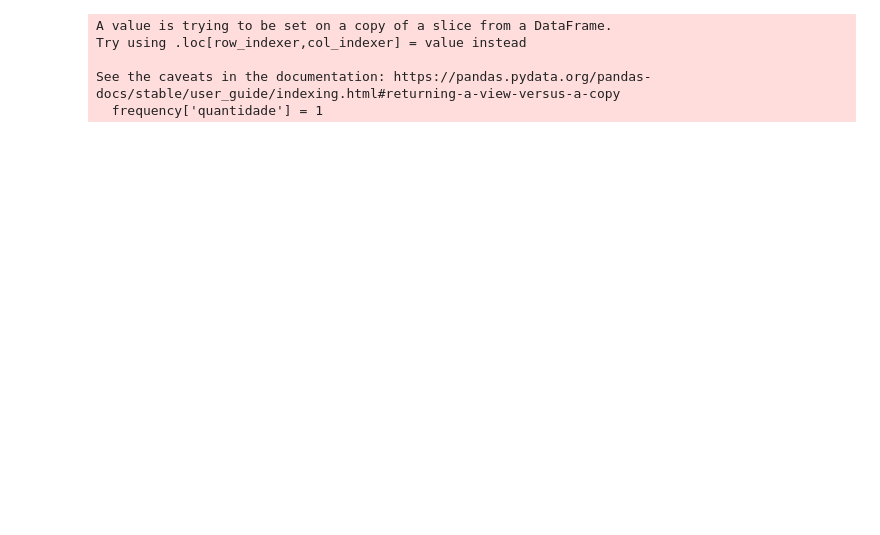
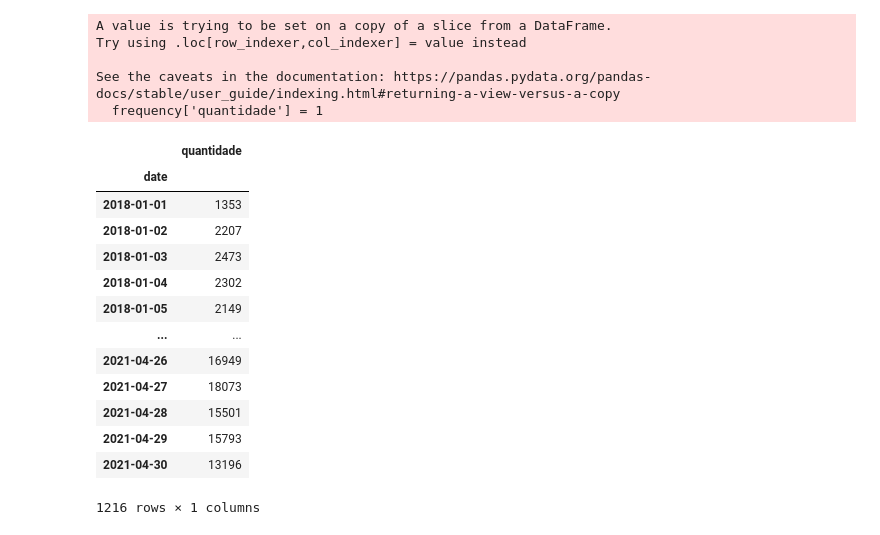
Before and after one commit to HeyLucasLeao/A-Study-Case-About-Mental-Health-Tweets-in-Pandemic-Times, a Jupyter notebook: notebooks/EDA/EDA.ipynb, the cells around one changed output. Cells and saved outputs as stored; diff of their text form; code cells hidden in the pictures; blank space fills up the shorter version.

```diff
--- a/notebooks/EDA/EDA.ipynb
+++ b/notebooks/EDA/EDA.ipynb
@@ -83,4 +83,21 @@ fig = px.bar(frequency_per_month.pct_change() * 100)
 
 fig
+# %%
+frequency_per_day
+# %% [output]
+|  | quantidade |
+| date |  |
+| 2018-01-01 | 1353 |
+| 2018-01-02 | 2207 |
+| 2018-01-03 | 2473 |
+| 2018-01-04 | 2302 |
+| 2018-01-05 | 2149 |
+| ... | ... |
+| 2021-04-26 | 16949 |
+| 2021-04-27 | 18073 |
+| 2021-04-28 | 15501 |
+| 2021-04-29 | 15793 |
+| 2021-04-30 | 13196 |
+1216 rows × 1 columns
 # %%
 fh = np.arange(1, 180 + 1)
```
Also changed, not shown: parts of 4 cells of this notebook, 2 other files.
